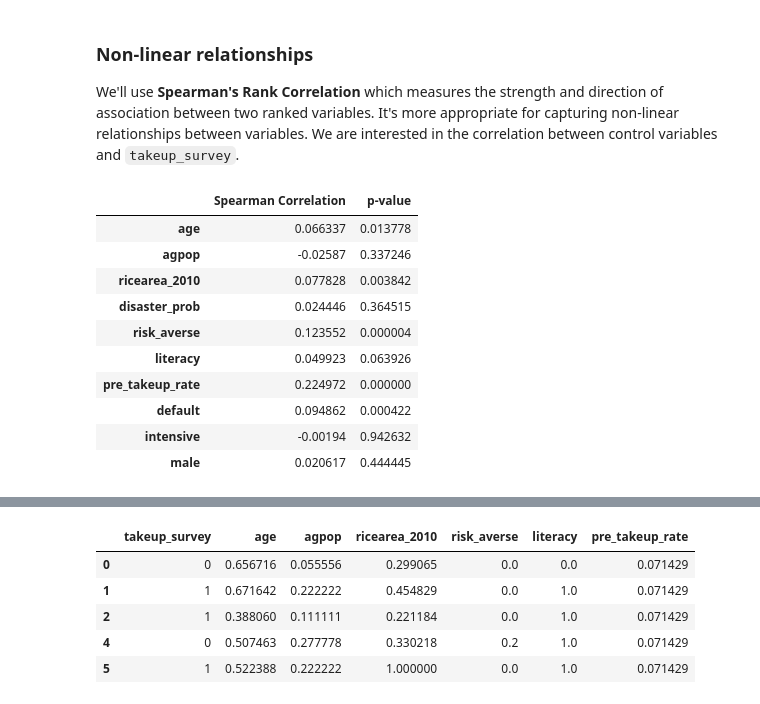
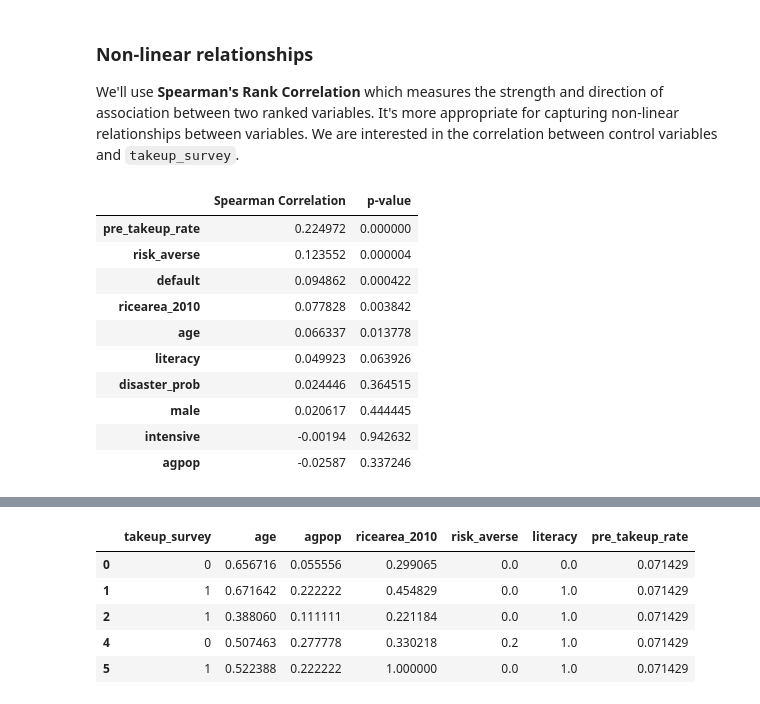
Before and after one commit to Dawlau/castle-doctrine-causality, a Jupyter notebook: causal-estimation.ipynb, the cells around one changed output, grey strips where cells are left out. Saved outputs shown, nothing was run; the diff lists cells and outputs as text; code cells hidden in the pictures.

```diff
--- a/causal-estimation.ipynb
+++ b/causal-estimation.ipynb
@@ -390,22 +397,22 @@ We'll use **Spearman's Rank Correlation** which measures the strength and direct
 # %%
 variables_to_test = ['age', 'agpop', 'ricearea_2010', 'disaster_prob', 'risk_averse', 'literacy', 'pre_takeup_rate', 'default', 'intensive', 'male']
 spearman_results = {}
 
 for variable in variables_to_test:
     spearman_corr, p_value = spearmanr(data['takeup_survey'], data[variable], nan_policy='omit')
     spearman_results[variable] = {'Spearman Correlation': spearman_corr, 'p-value': '{:f}'.format(p_value)}
 
 spearman_results_df = pd.DataFrame(spearman_results).T
-spearman_results_df
+spearman_results_df.sort_values(by='Spearman Correlation', ascending=False)
 # %% [output]
 |  | Spearman Correlation | p-value |
+| pre_takeup_rate | 0.224972 | 0.000000 |
+| risk_averse | 0.123552 | 0.000004 |
+| default | 0.094862 | 0.000422 |
+| ricearea_2010 | 0.077828 | 0.003842 |
 | age | 0.066337 | 0.013778 |
+| literacy | 0.049923 | 0.063926 |
+| disaster_prob | 0.024446 | 0.364515 |
+| male | 0.020617 | 0.444445 |
+| intensive | -0.00194 | 0.942632 |
 | agpop | -0.02587 | 0.337246 |
-| ricearea_2010 | 0.077828 | 0.003842 |
-| disaster_prob | 0.024446 | 0.364515 |
-| risk_averse | 0.123552 | 0.000004 |
-| literacy | 0.049923 | 0.063926 |
-| pre_takeup_rate | 0.224972 | 0.000000 |
-| default | 0.094862 | 0.000422 |
-| intensive | -0.00194 | 0.942632 |
-| male | 0.020617 | 0.444445 |
```
Also changed, not shown: parts of 25 cells of this notebook, 12 other files.
